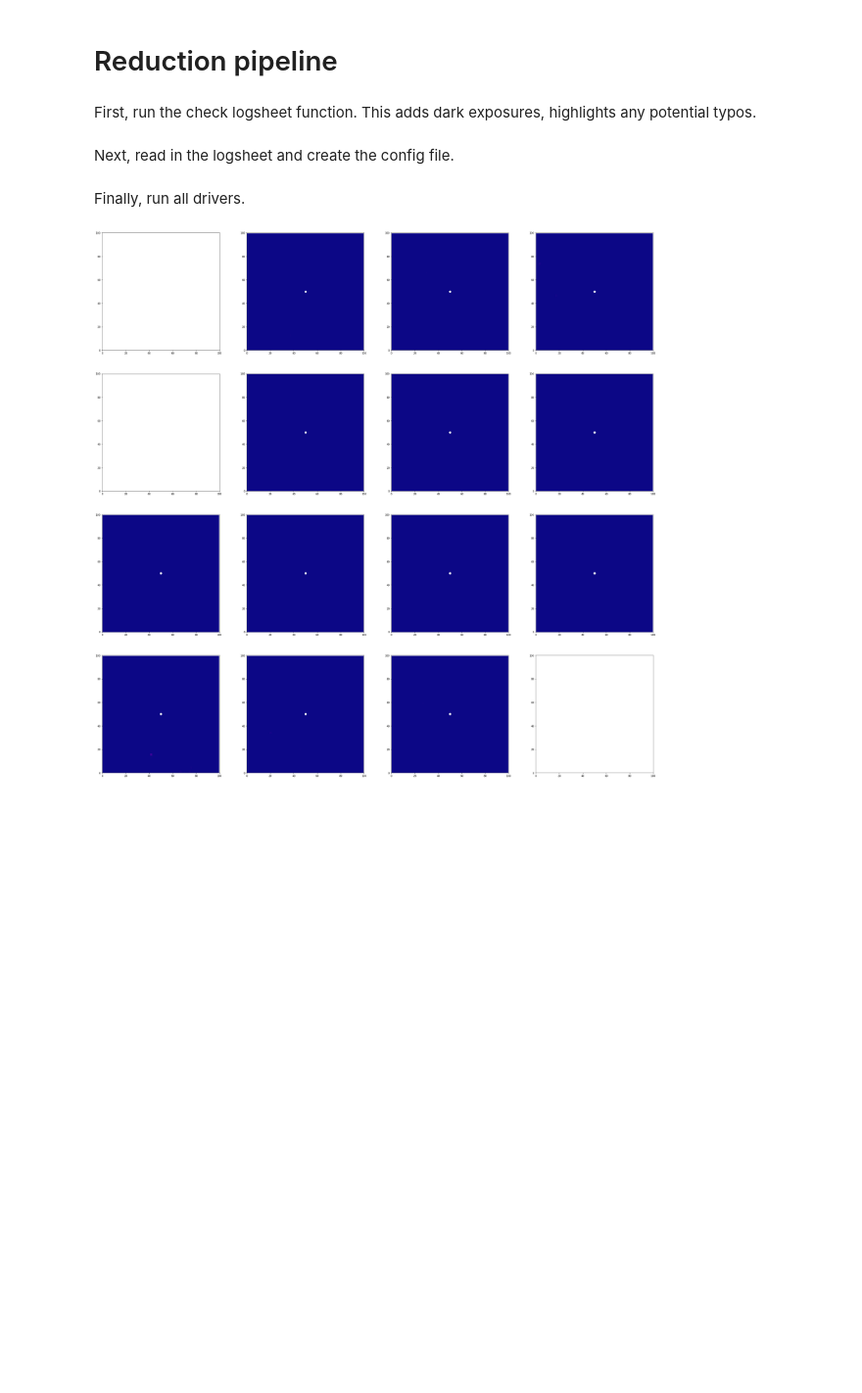
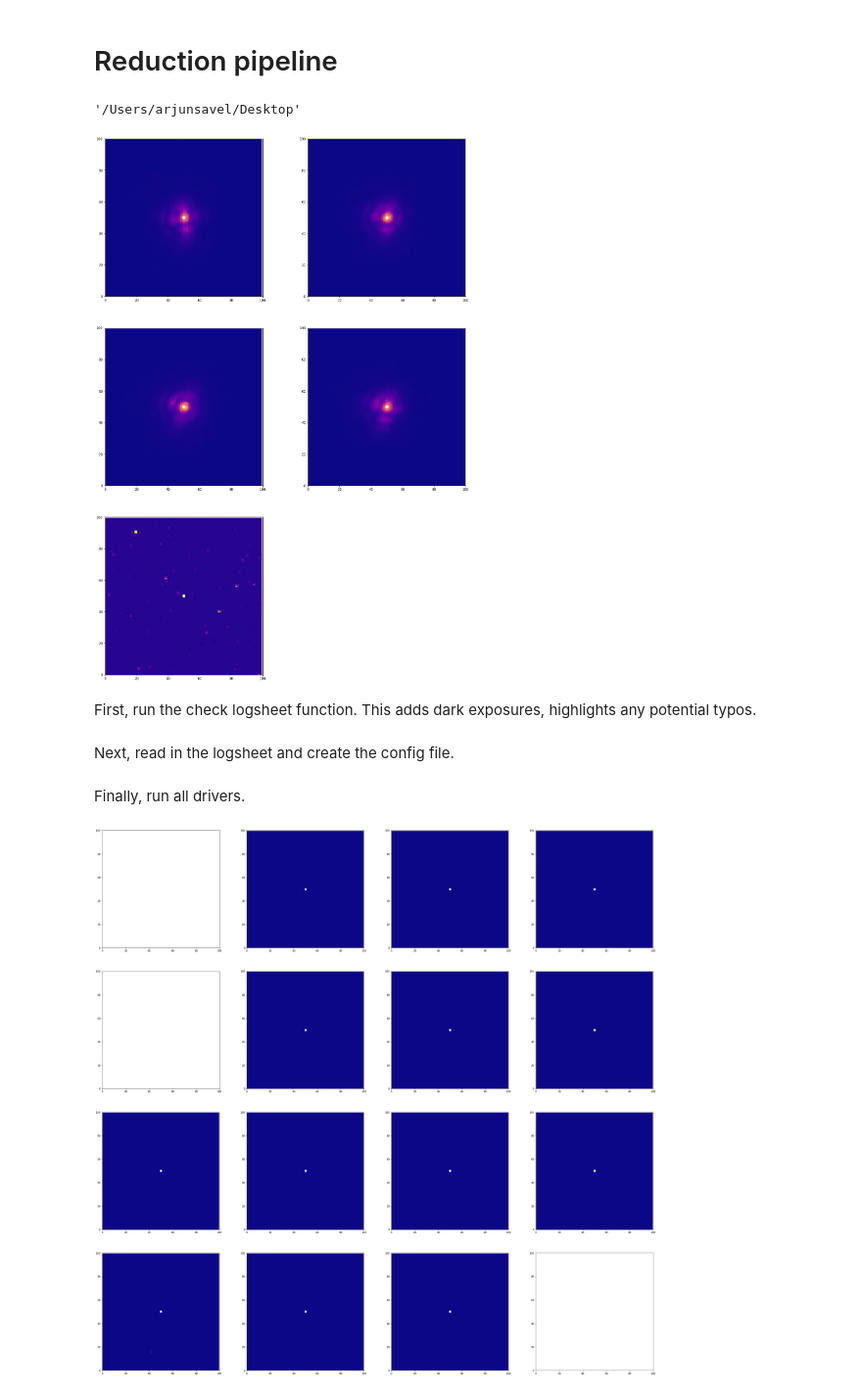
Before and after one commit to arjunsavel/SImMER, a Jupyter notebook: src/simmer/PHARO_reduction.ipynb, the cells around one changed output. Shown at 98% size. Saved outputs shown, nothing was run; the diff lists cells and outputs as text; code cells hidden in the pictures; blank space fills up the shorter version.

Commit message:
added Shane quickstart, made better badpix import

```diff
--- a/src/simmer/PHARO_reduction.ipynb
+++ b/src/simmer/PHARO_reduction.ipynb
@@ -20,0 +7,6 @@ instrument = i.PHARO()
+# %%
+import os
+os.chdir('..')
+os.getcwd()
+# %% [output]
+'/Users/arjunsavel/Desktop'
@@ -21,3 +15,17 @@ instrument = i.PHARO()
+# %%
+inst = i.ShARCS()
+
+path_to_package = '/Users/arjunsavel/Desktop/SImMER/' # edit this line!
+
+config_file = path_to_package +  'config_shane.csv'
+raw_dir = 'shane_quickstart/'
+# raw_dir = path_to_package + src/simmer/tests/ShARCS_integration
+
+reddir = '/Users/arjunsavel/Desktop/test_reduced/' # edit this line!
+# %%
+drivers.all_driver(inst, config_file, raw_dir, reddir)
+# %% [output]
+[figure, added]
 # %% [markdown]
 First, run the check logsheet function. This adds dark exposures, highlights any potential typos.
 # %%
```
Also changed, not shown: parts of 31 cells of this notebook, 3 other files.
